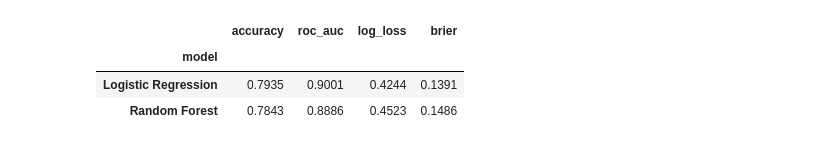
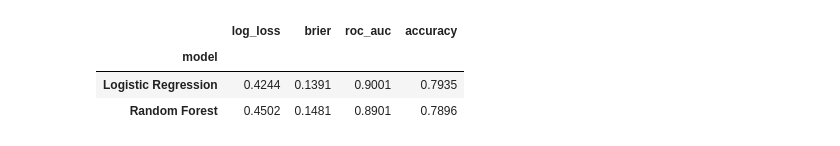
Before and after one commit to RavenKing45/IPL-Win-Probability-predictor, a Jupyter notebook: models/Random_forest.ipynb, the cells around one changed output. Drawn from its saved outputs; the diff is of its cells as text; code cells hidden in the pictures.

```diff
--- a/models/Random_forest.ipynb
+++ b/models/Random_forest.ipynb
@@ -172,37 +172,31 @@ The temporal holdout has not been used to select the leaf size above. We now fit
 # %%
-rf_final = RandomForestClassifier(
-    n_estimators=N_TREES_FOR_TUNING,
-    min_samples_leaf=best_leaf_size,
-    max_features="sqrt",
-    n_jobs=-1,
-    random_state=42,
-)
+def score_probabilities(name, y_true, p):
+    return {
+        "model": name,
+        "log_loss": log_loss(y_true, p, labels=[0, 1]),
+        "brier": brier_score_loss(y_true, p),
+        "roc_auc": roc_auc_score(y_true, p),
+        "accuracy": accuracy_score(y_true, p >= 0.5),
+    }
+
+rf_final = RandomForestClassifier(n_jobs=-1, random_state=42, **best_params)
 rf_final.fit(X_dev, y_dev)
 p_rf = rf_final.predict_proba(X_test)[:, 1]
 
 logreg = Pipeline([
     ("scale", StandardScaler()),
     ("model", LogisticRegression(max_iter=2000)),
 ])
 logreg.fit(X_dev, y_dev)
 p_lr = logreg.predict_proba(X_test)[:, 1]
 
-def probability_report(name, y_true, probabilities):
-    return {
-        "model": name,
-        "accuracy": accuracy_score(y_true, probabilities >= 0.5),
-        "roc_auc": roc_auc_score(y_true, probabilities),
-        "log_loss": log_loss(y_true, probabilities),
-        "brier": brier_score_loss(y_true, probabilities),
-    }
-
 temporal_results = pd.DataFrame([
-    probability_report("Logistic Regression", y_test, p_lr),
-    probability_report("Random Forest", y_test, p_rf),
-]).set_index("model")
-display(temporal_results.sort_values("log_loss").round(4))
+    score_probabilities("Logistic Regression", y_test, p_lr),
+    score_probabilities("Random Forest", y_test, p_rf),
+]).set_index("model").sort_values("log_loss")
+display(temporal_results.round(4))
 # %% [output]
-|  | accuracy | roc_auc | log_loss | brier |
+|  | log_loss | brier | roc_auc | accuracy |
 | model |  |  |  |  |
-| Logistic Regression | 0.7935 | 0.9001 | 0.4244 | 0.1391 |
-| Random Forest | 0.7843 | 0.8886 | 0.4523 | 0.1486 |
+| Logistic Regression | 0.4244 | 0.1391 | 0.9001 | 0.7935 |
+| Random Forest | 0.4502 | 0.1481 | 0.8901 | 0.7896 |
```
Also changed, not shown: parts of 21 cells of this notebook, 1 other file.
